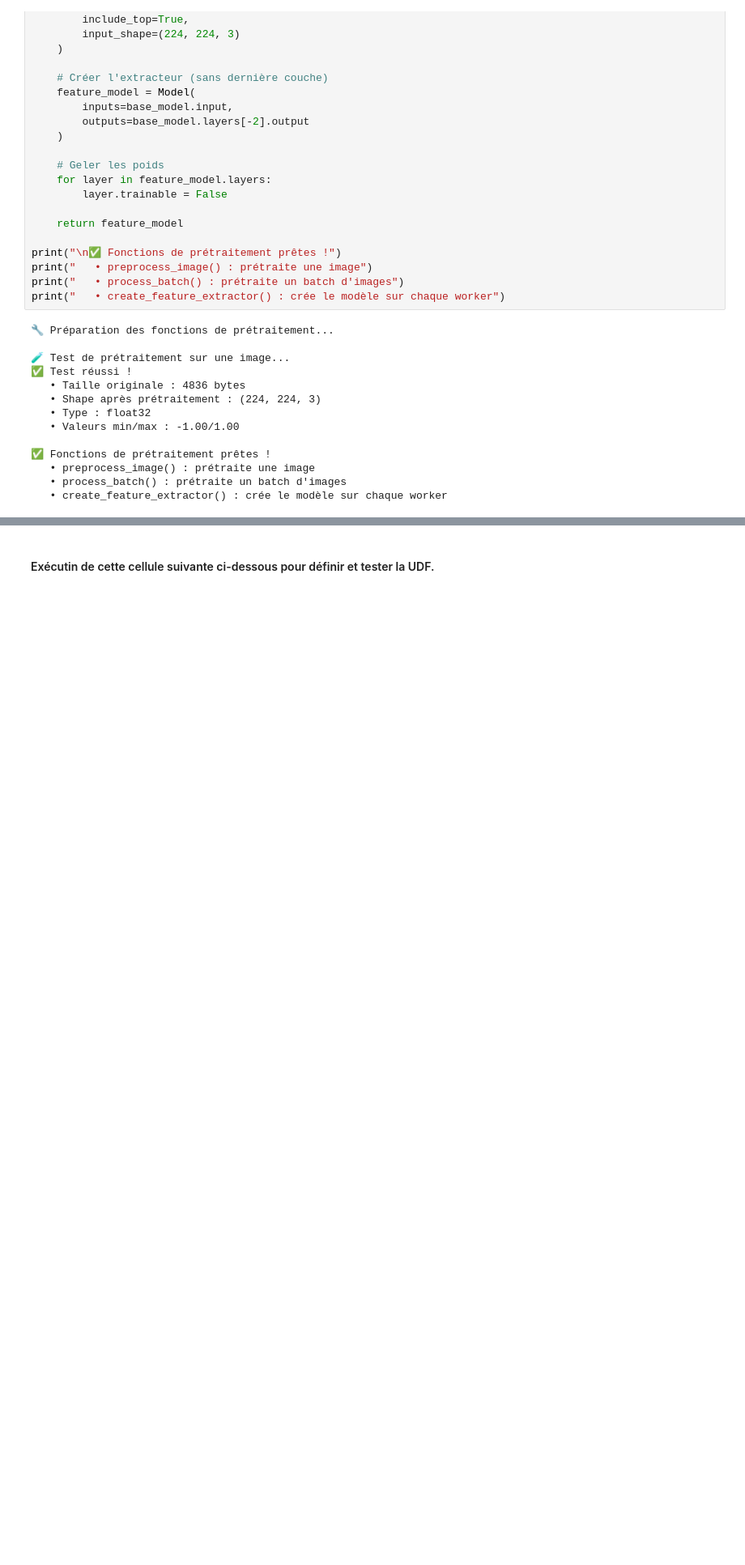
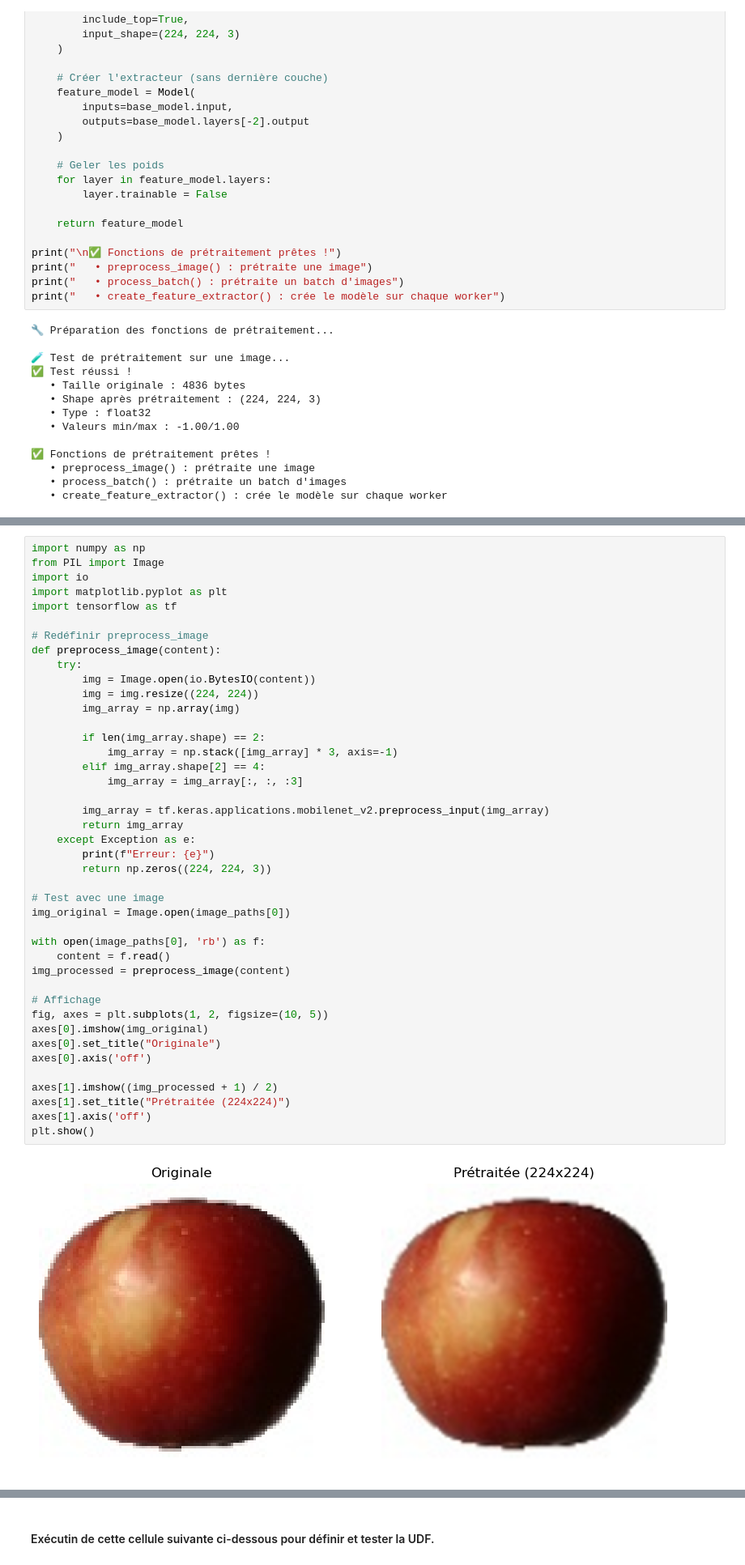
Before and after one commit to kkouakou/PROJECT8, a Jupyter notebook: AWS SageMaker Projet 8 en version Locale de KOUAKOU Kevin PySpark3.ipynb, the cells around one changed output, grey strips where cells are left out. Shown at 81% size. Drawn from its saved outputs; the diff is of its cells as text; blank space fills up the shorter version.

```diff
--- a/AWS SageMaker Projet 8 en version Locale de KOUAKOU Kevin PySpark3.ipynb
+++ b/AWS SageMaker Projet 8 en version Locale de KOUAKOU Kevin PySpark3.ipynb
@@ -1693,0 +1778,44 @@ print("   • create_feature_extractor() : crée le modèle sur chaque worker")
+# %%
+import numpy as np
+from PIL import Image
+import io
+import matplotlib.pyplot as plt
+import tensorflow as tf
+
+# Redéfinir preprocess_image
+def preprocess_image(content):
+    try:
+        img = Image.open(io.BytesIO(content))
+        img = img.resize((224, 224))
+        img_array = np.array(img)
+
+        if len(img_array.shape) == 2:
+            img_array = np.stack([img_array] * 3, axis=-1)
+        elif img_array.shape[2] == 4:
+            img_array = img_array[:, :, :3]
+
+        img_array = tf.keras.applications.mobilenet_v2.preprocess_input(img_array)
+        return img_array
+    except Exception as e:
+        print(f"Erreur: {e}")
+        return np.zeros((224, 224, 3))
+
+# Test avec une image
+img_original = Image.open(image_paths[0])
+
+with open(image_paths[0], 'rb') as f:
+    content = f.read()
+img_processed = preprocess_image(content)
+
+# Affichage
+fig, axes = plt.subplots(1, 2, figsize=(10, 5))
+axes[0].imshow(img_original)
+axes[0].set_title("Originale")
+axes[0].axis('off')
+
+axes[1].imshow((img_processed + 1) / 2)
+axes[1].set_title("Prétraitée (224x224)")
+axes[1].axis('off')
+plt.show()
+# %% [output]
+[figure, added]
```
Also changed, not shown: parts of 34 cells of this notebook.
